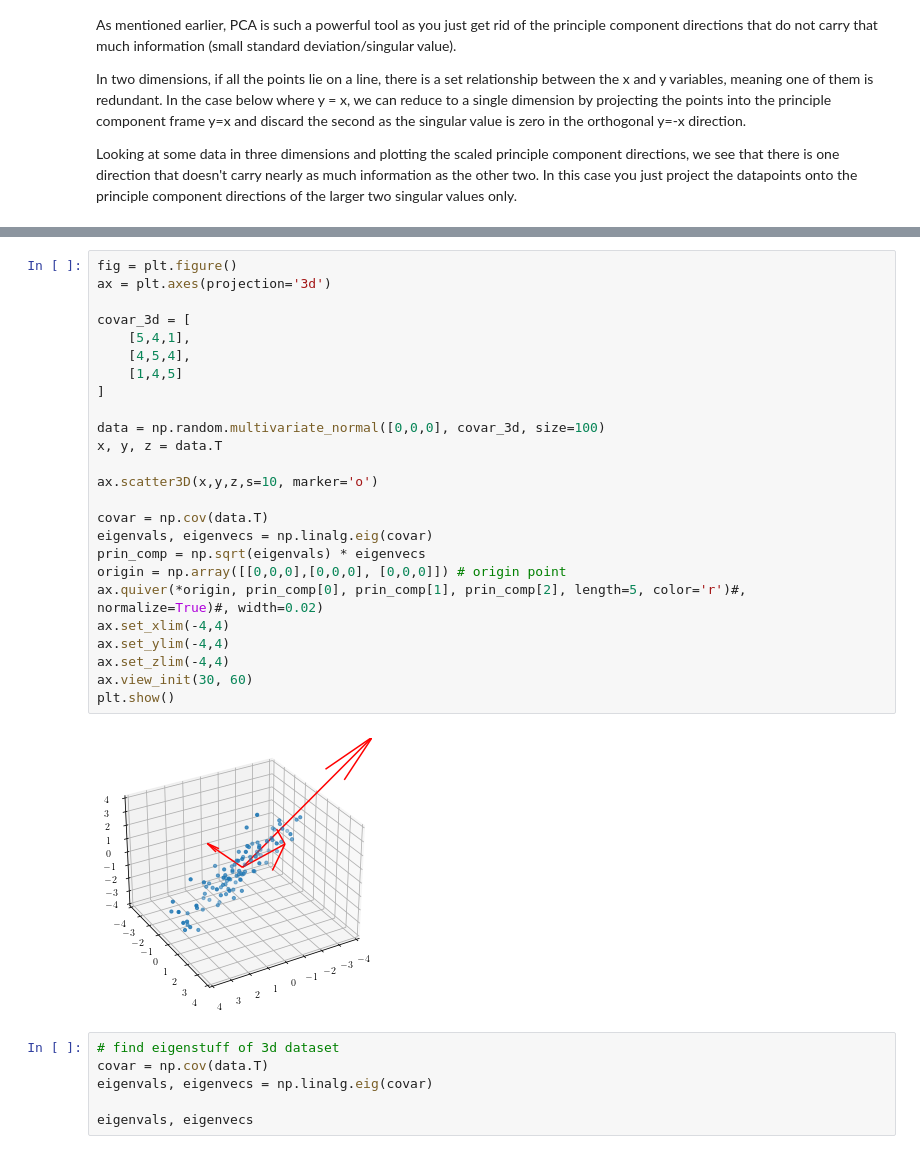
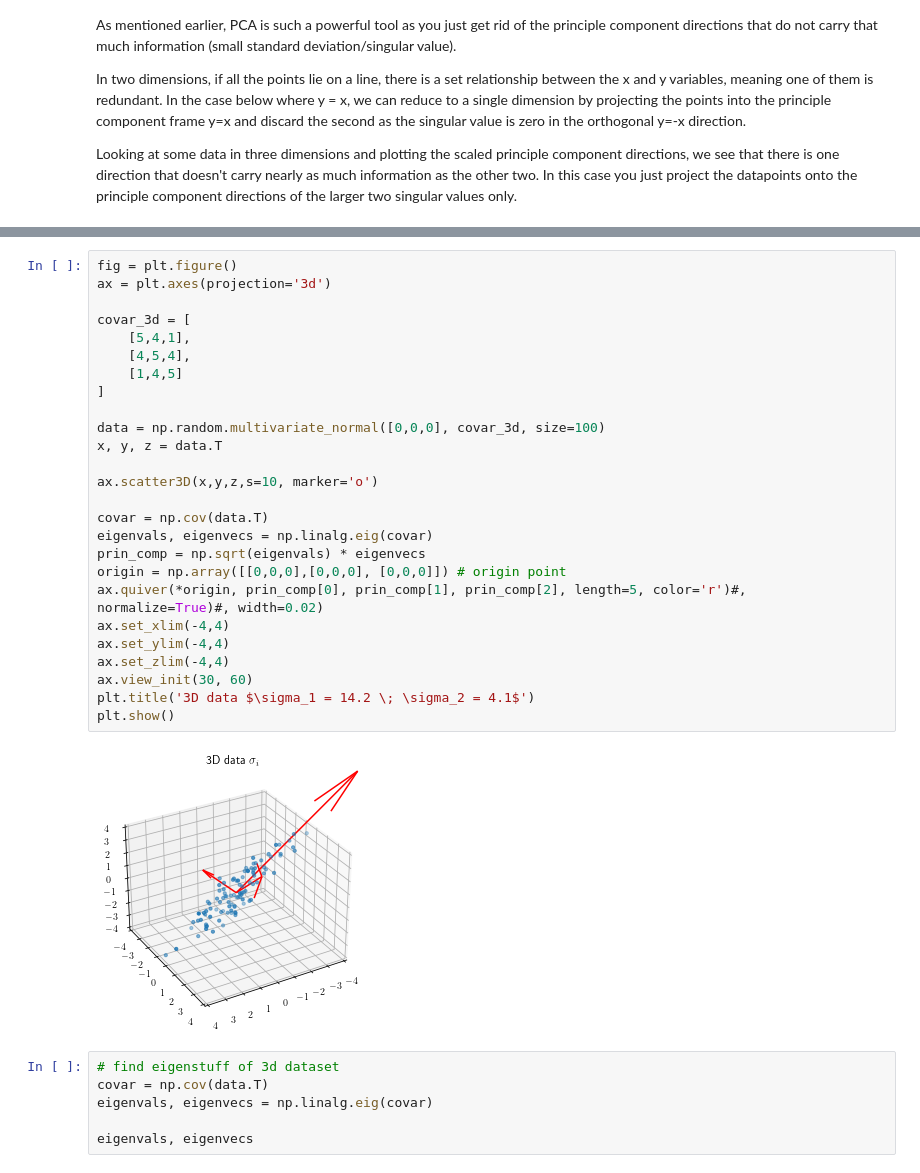
Before and after one commit to hws1302/pca-article, a Jupyter notebook: PCA.ipynb, the cells around one changed output, grey strips where cells are left out. Drawn from its saved outputs; the diff is of its cells as text.

```diff
--- a/PCA.ipynb
+++ b/PCA.ipynb
@@ -207,30 +214,31 @@ plt.show()
 # %%
 fig = plt.figure()
 ax = plt.axes(projection='3d')
 
 covar_3d = [
     [5,4,1],
     [4,5,4],
     [1,4,5]
 ]
 
 data = np.random.multivariate_normal([0,0,0], covar_3d, size=100)
 x, y, z = data.T
 
 ax.scatter3D(x,y,z,s=10, marker='o')
 
 covar = np.cov(data.T)
 eigenvals, eigenvecs = np.linalg.eig(covar)
 prin_comp = np.sqrt(eigenvals) * eigenvecs
 origin = np.array([[0,0,0],[0,0,0], [0,0,0]]) # origin point
 ax.quiver(*origin, prin_comp[0], prin_comp[1], prin_comp[2], length=5, color='r')#, normalize=True)#, width=0.02)
 ax.set_xlim(-4,4)
 ax.set_ylim(-4,4)
 ax.set_zlim(-4,4)
 ax.view_init(30, 60)
+plt.title('3D data $\sigma_1 = 14.2 \; \sigma_2 = 4.1$')
 plt.show()
 # %% [output]
-[figure, old version]
+[figure, new version]
 # %%
 # find eigenstuff of 3d dataset
 covar = np.cov(data.T)
```
Also changed, not shown: parts of 13 cells of this notebook, 4 other files.
